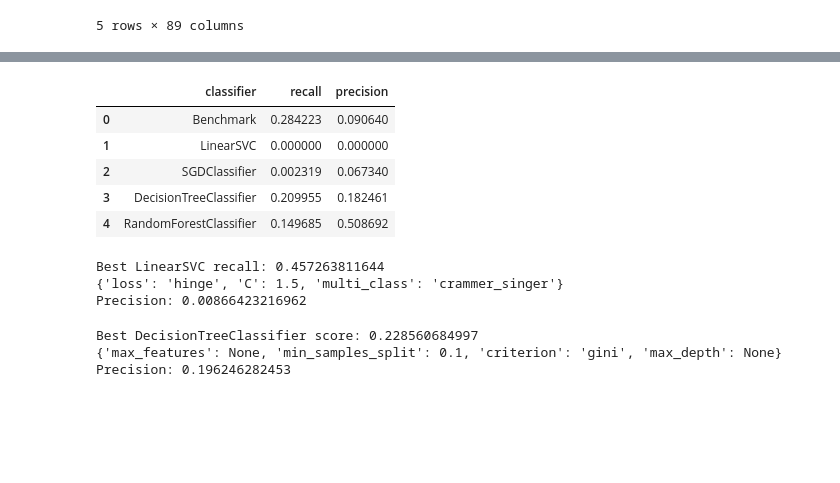
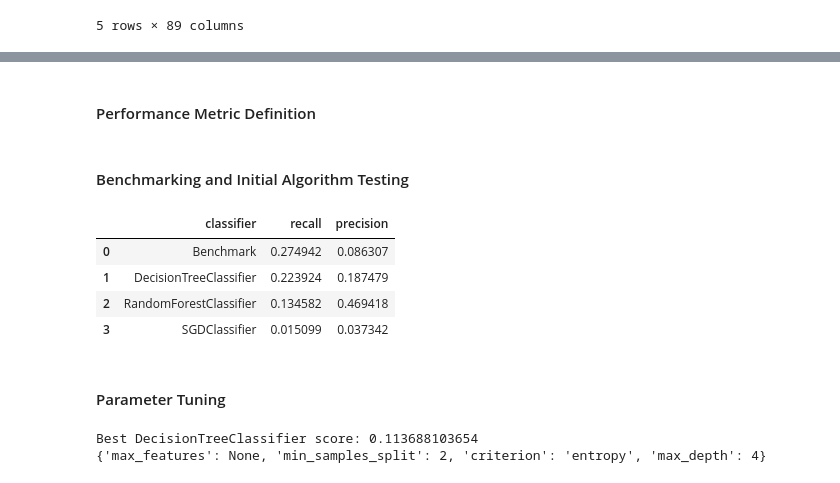
Before and after one commit to sjawhar/udacity-mlnd-capstone, a Jupyter notebook: kit_churn.ipynb, the cells around one changed output, grey strips where cells are left out. Drawn from its saved outputs; the diff is of its cells as text; code cells hidden in the pictures; blank space fills up the shorter version.

```diff
--- a/kit_churn.ipynb
+++ b/kit_churn.ipynb
@@ -192,0 +217,2 @@ The business's assumption up to this point was that customers have not been prop
+# %% [markdown]
+#### Performance Metric Definition
@@ -193,97 +231,90 @@ The business's assumption up to this point was that customers have not been prop
+# %% [markdown]
+#### Benchmarking and Initial Algorithm Testing
 # %%
-# Train classifier
-from sklearn.metrics import recall_score, precision_score, make_scorer
-from sklearn.cross_validation import train_test_split, cross_val_score
-from sklearn.svm import LinearSVC
-from sklearn.linear_model import SGDClassifier, LogisticRegression
+from sklearn.linear_model import SGDClassifier
 from sklearn.tree import DecisionTreeClassifier
 from sklearn.ensemble import RandomForestClassifier
+from sklearn.cross_validation import train_test_split, cross_val_score
 
-recall_scorer = make_scorer(recall_score, labels=['Deactivated', 'Downgraded'], average='micro')
-precision_scorer = make_scorer(precision_score, labels=['Deactivated', 'Downgraded'], average='micro')
-
+# Prepare candidate algorithms
+random_state = 1993
 results = []
 classifiers = [
-    LinearSVC(dual=False),
-    SGDClassifier(),
-    DecisionTreeClassifier(),
-    RandomForestClassifier()
+    DecisionTreeClassifier(random_state=random_state),
+    RandomForestClassifier(random_state=random_state),
+    SGDClassifier(random_state=random_state)
 ]
-X_train, X_test, y_train, y_test = train_test_split(X_all, y_all, test_size=0.2, stratify=y_all)
+X_train, X_test, y_train, y_test = train_test_split(X_all, y_all, test_size=0.2, stratify=y_all, random_state=random_state)
 
 # Establish benchmark
 y_bench = []
 for index, row in X_train.iterrows():
     if row['RefillNumber'] == 1:
         y_bench.append(1)
     elif row['RefillAmount']/row['RefillItems'] >= 200:
         y_bench.append(1)
     else:
         y_bench.append(0)
 y_bench = pd.Series(y_bench)
 y_true = 1 - pd.get_dummies(y_train)['No change']
 results.append(['Benchmark', recall_score(y_true, y_bench), precision_score(y_true, y_bench)])
 
 # Test candidate algorithms
 for clf in classifiers:
     classifier = clf.__class__.__name__
     recall = cross_val_score(clf, X_train, y_train, scoring=recall_scorer, n_jobs=-1)
     precision = cross_val_score(clf, X_train, y_train, scoring=precision_scorer, n_jobs=-1)
     results.append([classifier, recall.mean(), precision.mean()])
 
 results = pd.DataFrame(
     data = results,
     columns = [
         'classifier',
         'recall',
         'precision'
     ]
 )
 
 display(results)
 # %% [output]
 |  | classifier | recall | precision |
-| 0 | Benchmark | 0.284223 | 0.090640 |
-| 1 | LinearSVC | 0.000000 | 0.000000 |
-| 2 | SGDClassifier | 0.002319 | 0.067340 |
-| 3 | DecisionTreeClassifier | 0.209955 | 0.182461 |
-| 4 | RandomForestClassifier | 0.149685 | 0.508692 |
+| 0 | Benchmark | 0.274942 | 0.086307 |
+| 1 | DecisionTreeClassifier | 0.223924 | 0.187479 |
+| 2 | RandomForestClassifier | 0.134582 | 0.469418 |
+| 3 | SGDClassifier | 0.015099 | 0.037342 |
+# %% [markdown]
+#### Parameter Tuning
 # %%
 from sklearn.grid_search import GridSearchCV
-from sklearn.svm import LinearSVC
-parameters = {
-    'C': (0.1, 0.5, 1.0, 1.5, 2.5, 5.0, 7.5, 10),
-    'loss': ('hinge', 'squared_hinge'),
-    'multi_class': ('ovr', 'crammer_singer')
-}
-clf = GridSearchCV(LinearSVC(), parameters, scoring=recall_scorer, n_jobs=-1)
+from sklearn.tree import DecisionTreeClassifier
+parameters = [
+    {
+        'criterion': ('gini', 'entropy'),
+        'max_features': ('sqrt', 'log2', None),
+        'max_depth': (3, 4, 5, 6, 7, 8, 9, 10, None),
+        'min_samples_split': (2, 5, 10, 25, 50, 75, 100, 150, 200, 250, 500, 1000)
+    }
+]
+clf = GridSearchCV(DecisionTreeClassifier(random_state=random_state), parameters, scoring=scorer, n_jobs=-1)
 clf.fit(X_train, y_train)
-print "Best LinearSVC recall: {}".format(clf.best_score_)
+print "Best DecisionTreeClassifier score: {}".format(clf.best_score_)
 print clf.best_params_
-precision = cross_val_score(clf.best_estimator_, X_train, y_train, scoring=precision_scorer, n_jobs=-1)
-print "Precision: {}".format(precision.mean())
 # %% [output]
-Best LinearSVC recall: 0.457263811644
-{'loss': 'hinge', 'C': 1.5, 'multi_class': 'crammer_singer'}
-Precision: 0.00866423216962
+Best DecisionTreeClassifier score: 0.113688103654
+{'max_features': None, 'min_samples_split': 2, 'criterion': 'entropy', 'max_depth': 4}
 # %%
 from sklearn.grid_search import GridSearchCV
-from sklearn.tree import DecisionTreeClassifier
+from sklearn.ensemble import RandomForestClassifier
 parameters = [
     {
+        'n_estimators': (2, 5, 10, 15, 20, 25, 50, 75, 100),
         'criterion': ('gini', 'entropy'),
         'max_features': ('sqrt', 'log2', None),
         'max_depth': (3, 4, 5, 6, 7, 8, 9, 10, None),
-        'min_samples_split': (0.01, 0.025, 0.05, 0.075, 0.1, 0.15, 0.2)
+        'min_samples_split': (2, 5, 10, 25, 50, 75, 100, 150, 200, 250, 500, 1000)
     }
 ]
-clf = GridSearchCV(DecisionTreeClassifier(), parameters, scoring=recall_scorer, n_jobs=-1)
+clf = GridSearchCV(RandomForestClassifier(random_state=random_state), parameters, scoring=scorer, n_jobs=-1)
 clf.fit(X_train, y_train)
-print "Best DecisionTreeClassifier score: {}".format(clf.best_score_)
+print "Best RandomForestClassifier score: {}".format(clf.best_score_)
 print clf.best_params_
-precision = cross_val_score(clf.best_estimator_, X_train, y_train, scoring=precision_scorer, n_jobs=-1)
-print "Precision: {}".format(precision.mean())
-# %% [output]
-Best DecisionTreeClassifier score: 0.228560684997
-{'max_features': None, 'min_samples_split': 0.1, 'criterion': 'gini', 'max_depth': None}
-Precision: 0.196246282453
```
Also changed, not shown: parts of 24 cells of this notebook.
